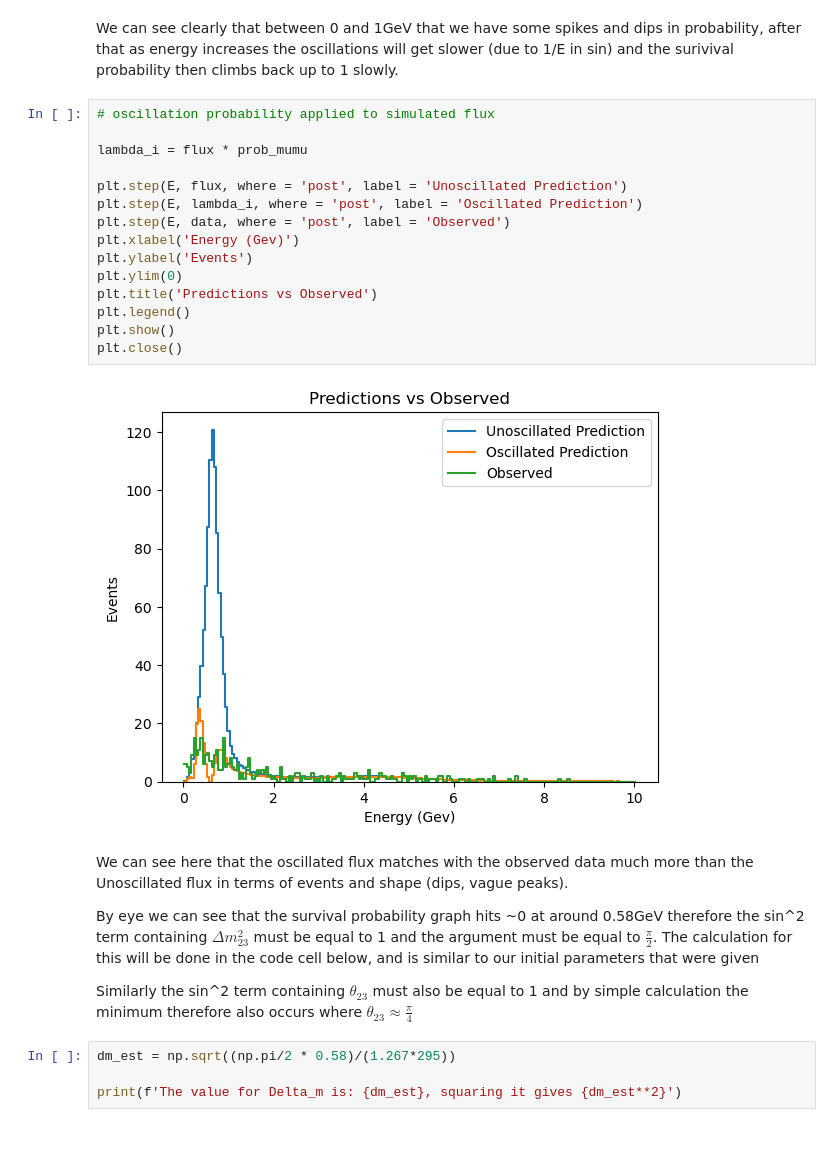
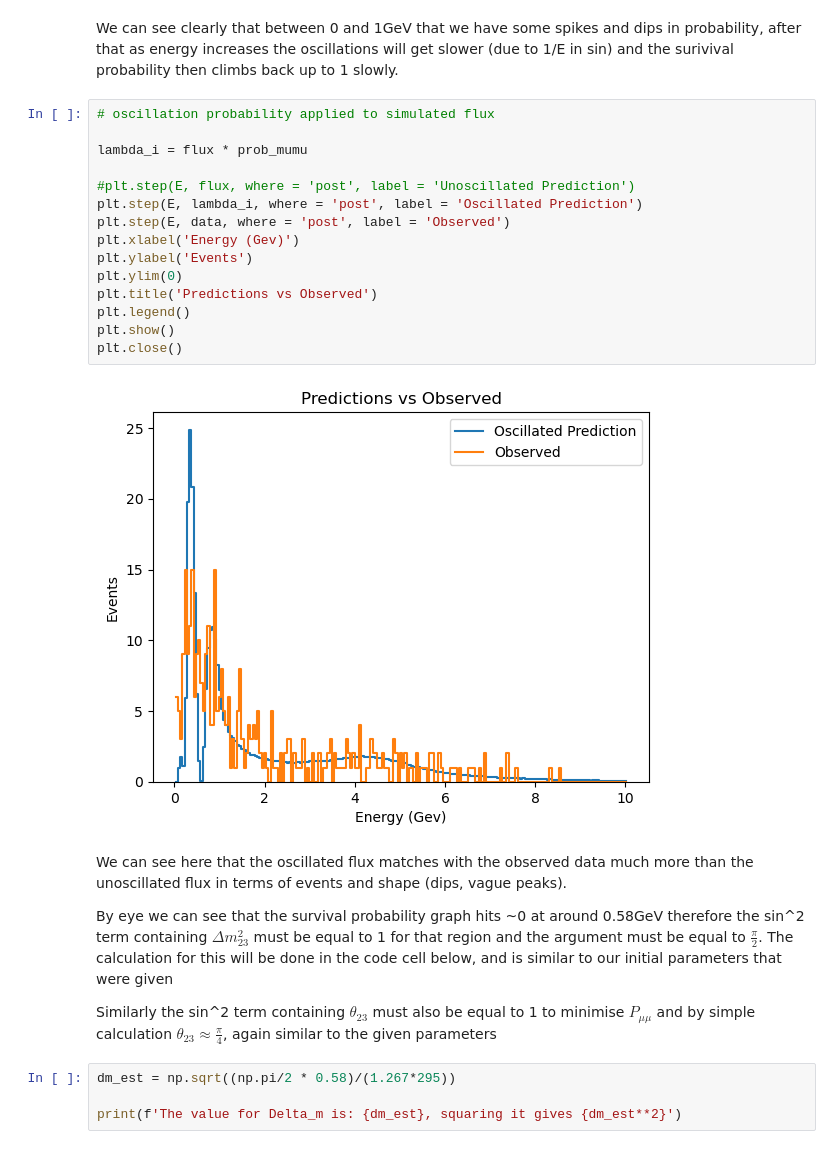
Before and after one commit to xyzenithh/Computational_Physics_Project, a Jupyter notebook: task3_2.ipynb, the cells around one changed output. Cells and saved outputs as stored; diff of their text form.

```diff
--- a/task3_2.ipynb
+++ b/task3_2.ipynb
@@ -54,26 +54,26 @@ We can see clearly that between 0 and 1GeV that we have some spikes and dips in
 # %%
 # oscillation probability applied to simulated flux
 
 lambda_i = flux * prob_mumu
 
-plt.step(E, flux, where = 'post', label = 'Unoscillated Prediction')
+#plt.step(E, flux, where = 'post', label = 'Unoscillated Prediction')
 plt.step(E, lambda_i, where = 'post', label = 'Oscillated Prediction')
 plt.step(E, data, where = 'post', label = 'Observed')
 plt.xlabel('Energy (Gev)')
 plt.ylabel('Events')
 plt.ylim(0)
 plt.title('Predictions vs Observed')
 plt.legend()
 plt.show()
 plt.close()
 # %% [output]
-[figure, old version]
+[figure, new version]
 # %% [markdown]
-We can see here that the oscillated flux matches with the observed data much more than the Unoscillated flux in terms of events and shape (dips, vague peaks).
+We can see here that the oscillated flux matches with the observed data much more than the unoscillated flux in terms of events and shape (dips, vague peaks).
 
-By eye we can see that the survival probability graph hits ~0 at around 0.58GeV therefore the sin^2 term containing $\Delta m^2_{23}$ must be equal to 1 and the argument must be equal to $\frac{\pi}{2}$. The calculation for this will be done in the code cell below, and is similar to our initial parameters that were given
+By eye we can see that the survival probability graph hits ~0 at around 0.58GeV therefore the sin^2 term containing $\Delta m^2_{23}$ must be equal to 1 for that region and the argument must be equal to $\frac{\pi}{2}$. The calculation for this will be done in the code cell below, and is similar to our initial parameters that were given
 
-Similarly the sin^2 term containing $\theta_{23}$ must also be equal to 1 and by simple calculation the minimum therefore also occurs where $\theta_{23}\approx \frac{\pi}{4}$
+Similarly the sin^2 term containing $\theta_{23}$ must also be equal to 1 to minimise $P_{\mu\mu}$ and by simple calculation $\theta_{23}\approx \frac{\pi}{4}$, again similar to the given parameters
 # %%
 dm_est = np.sqrt((np.pi/2 * 0.58)/(1.267*295))
 
```
Also changed, not shown: 2 other files.
